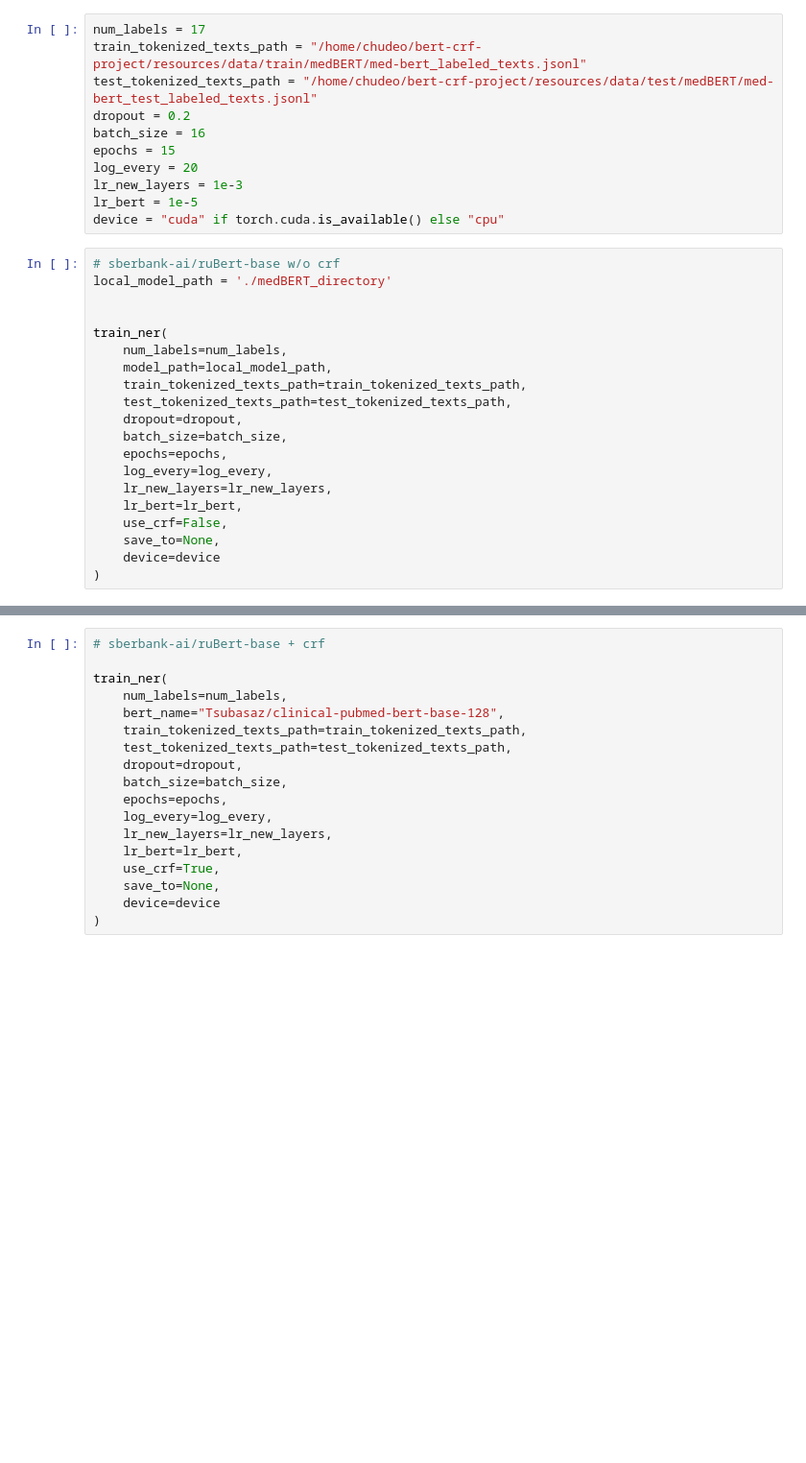
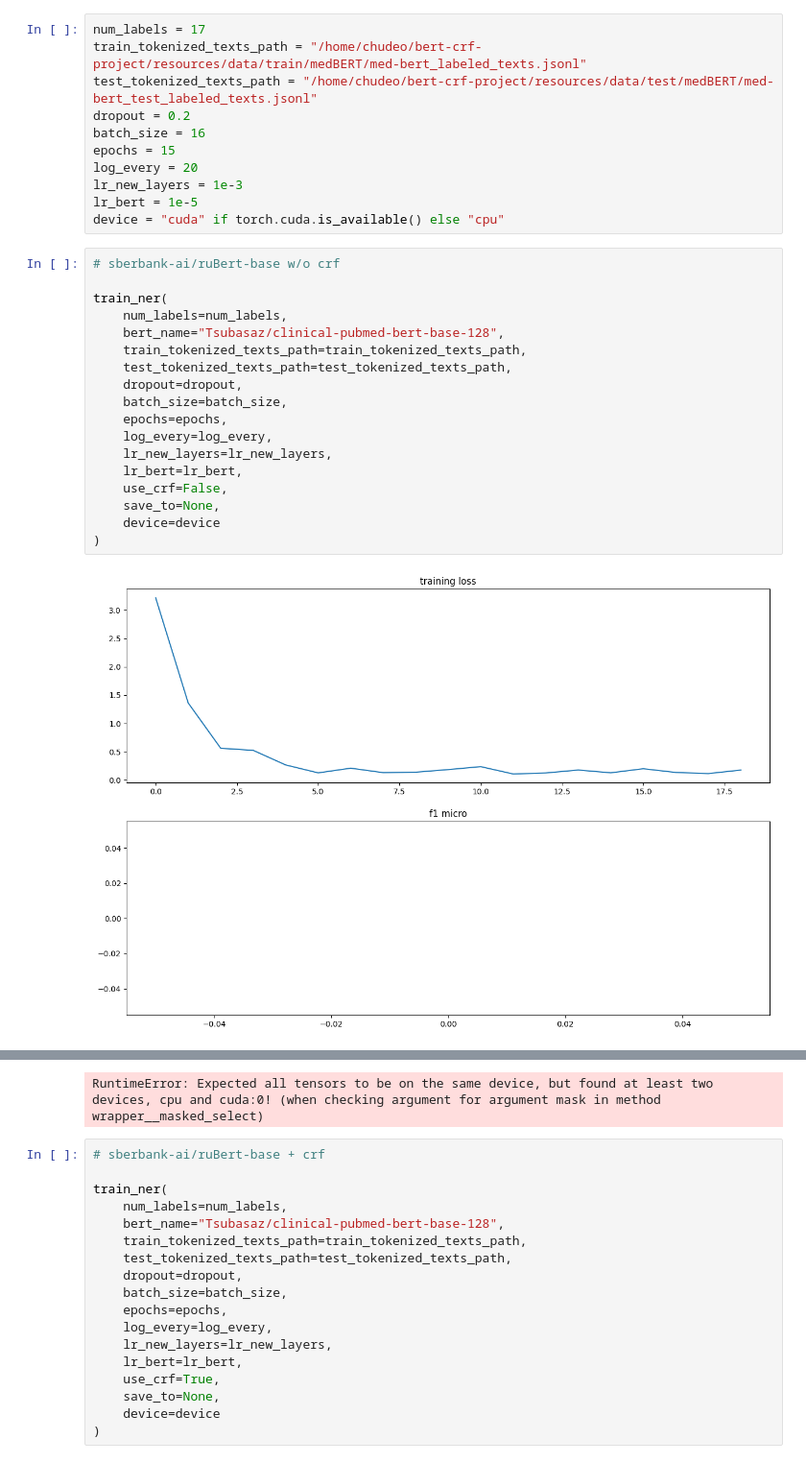
Before and after one commit to okechukwuchude/bert-crf, a Jupyter notebook: medBERT_ner_experiments.ipynb, the cells around one changed output, grey strips where cells are left out. Shown at 96% size. Cells and saved outputs as stored; diff of their text form; blank space fills up the shorter version.

```diff
--- a/medBERT_ner_experiments.ipynb
+++ b/medBERT_ner_experiments.ipynb
@@ -21,22 +15,21 @@ lr_bert = 1e-5
 device = "cuda" if torch.cuda.is_available() else "cpu"
 # %%
 # sberbank-ai/ruBert-base w/o crf
-local_model_path = './medBERT_directory'
-
 
 train_ner(
     num_labels=num_labels,
-    model_path=local_model_path,
+    bert_name="Tsubasaz/clinical-pubmed-bert-base-128",
     train_tokenized_texts_path=train_tokenized_texts_path,
     test_tokenized_texts_path=test_tokenized_texts_path,
     dropout=dropout,
     batch_size=batch_size,
     epochs=epochs,
     log_every=log_every,
     lr_new_layers=lr_new_layers,
     lr_bert=lr_bert,
     use_crf=False,
     save_to=None,
     device=device
 )
 # %% [output]
+[figure, added]
@@ -44,3 +38,4 @@ OSError: Can't load config for './medBERT_directory'. If you were trying to load
+RuntimeError: Expected all tensors to be on the same device, but found at least two devices, cpu and cuda:0! (when checking argument for argument mask in method wrapper__masked_select)
 # %%
 # sberbank-ai/ruBert-base + crf
 
```
Also changed, not shown: parts of 2 cells of this notebook, 3 other files.
